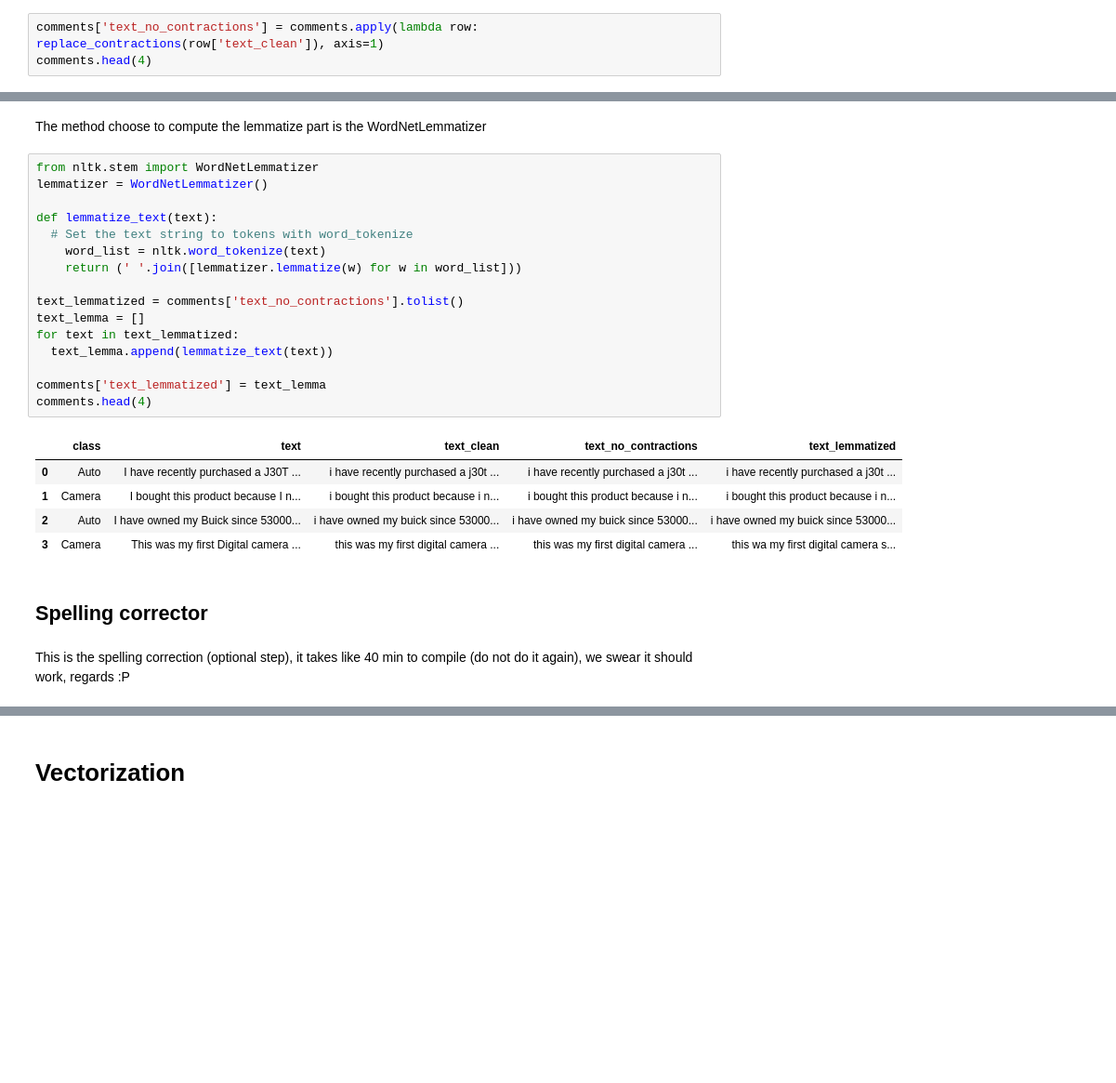
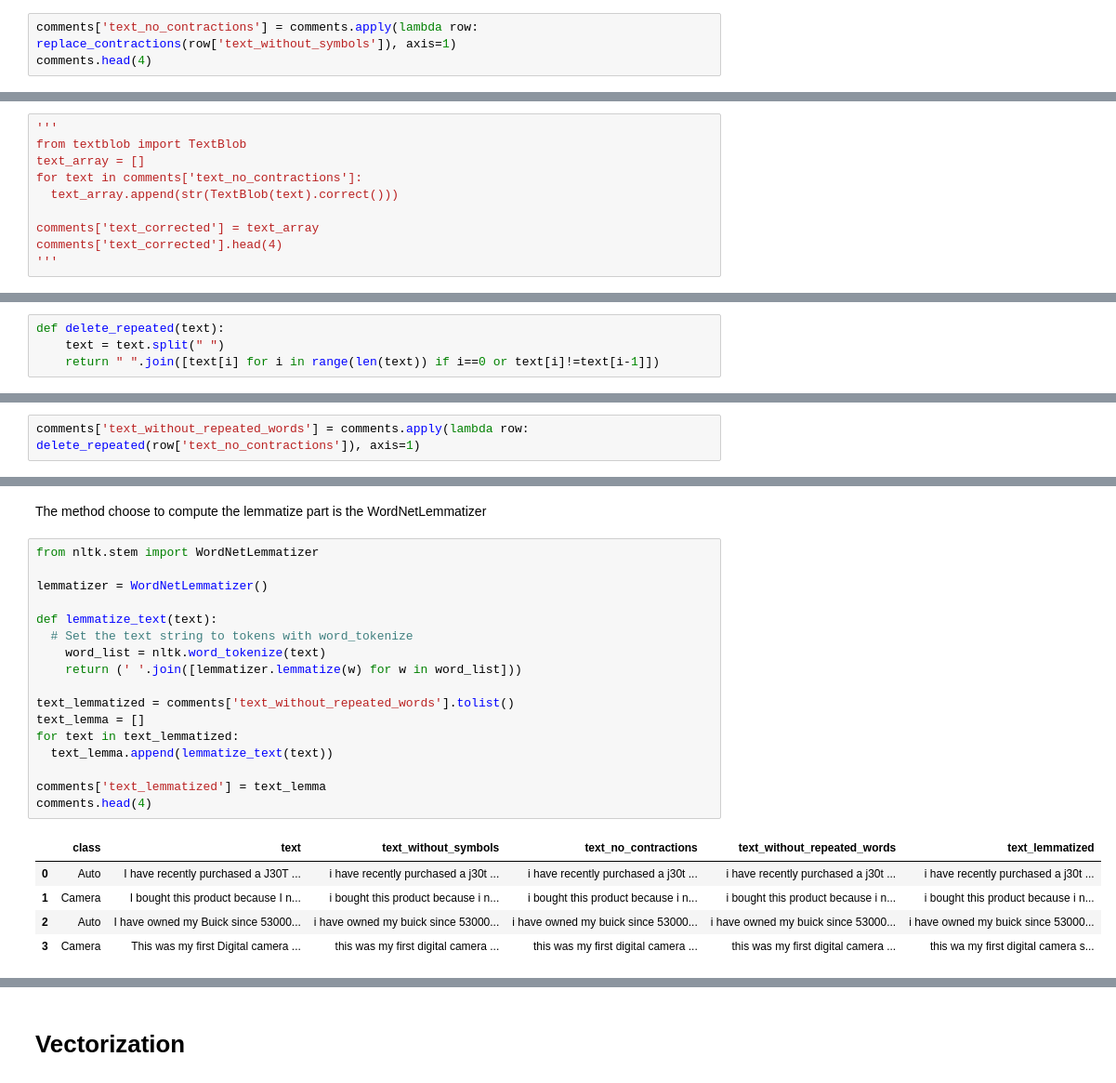
Before and after one commit to MariaBlancoGonzalez/MachineLearningTechniques, a Jupyter notebook: notebooks/NLP_Preprocessing_Vectorization.ipynb, the cells around one changed output, grey strips where cells are left out. Shown at 93% size. Cells and saved outputs as stored; diff of their text form; blank space fills up the shorter version.

```diff
--- a/notebooks/NLP_Preprocessing_Vectorization.ipynb
+++ b/notebooks/NLP_Preprocessing_Vectorization.ipynb
@@ -211,6 +213,6 @@ def replace_contractions(sentence):
       sentence.replace(word, contractions.get(word))
   return ' '.join(sentence)
 # %%
-comments['text_no_contractions'] = comments.apply(lambda row: replace_contractions(row['text_clean']), axis=1)
+comments['text_no_contractions'] = comments.apply(lambda row: replace_contractions(row['text_without_symbols']), axis=1)
 comments.head(4)
 # %% [output]
@@ -221,0 +232,10 @@ comments.head(4)
+# %%
+'''
+from textblob import TextBlob
+text_array = []
+for text in comments['text_no_contractions']:
+  text_array.append(str(TextBlob(text).correct()))
+
+comments['text_corrected'] = text_array
+comments['text_corrected'].head(4)
+'''
@@ -221,0 +258,4 @@ comments.head(4)
+# %%
+def delete_repeated(text):
+    text = text.split(" ")
+    return " ".join([text[i] for i in range(len(text)) if i==0 or text[i]!=text[i-1]])
@@ -221,0 +264,2 @@ comments.head(4)
+# %%
+comments['text_without_repeated_words'] = comments.apply(lambda row: delete_repeated(row['text_no_contractions']), axis=1)
@@ -247,27 +295,24 @@ True
 The method choose to compute the lemmatize part is the WordNetLemmatizer
 # %%
 from nltk.stem import WordNetLemmatizer
+
 lemmatizer = WordNetLemmatizer()
 
 def lemmatize_text(text):
   # Set the text string to tokens with word_tokenize
     word_list = nltk.word_tokenize(text)
     return (' '.join([lemmatizer.lemmatize(w) for w in word_list]))
 
-text_lemmatized = comments['text_no_contractions'].tolist()
+text_lemmatized = comments['text_without_repeated_words'].tolist()
 text_lemma = []
 for text in text_lemmatized:
   text_lemma.append(lemmatize_text(text))
 
 comments['text_lemmatized'] = text_lemma
 comments.head(4)
 # %% [output]
-|  | class | text | text_clean | text_no_contractions | text_lemmatized |
-| 0 | Auto | I have recently purchased a J30T ... | i have recently purchased a j30t ... | i have recently purchased a j30t ... | i have recently purchased a j30t ... |
-| 1 | Camera | I bought this product because I n... | i bought this product because i n... | i bought this product because i n... | i bought this product because i n... |
-| 2 | Auto | I have owned my Buick since 53000... | i have owned my buick since 53000... | i have owned my buick since 53000... | i have owned my buick since 53000... |
-| 3 | Camera | This was my first Digital camera ... | this was my first digital camera ... | this was my first digital camera ... | this wa my first digital camera s... |
+|  | class | text | text_without_symbols | text_no_contractions | text_without_repeated_words | text_lemmatized |
+| 0 | Auto | I have recently purchased a J30T ... | i have recently purchased a j30t ... | i have recently purchased a j30t ... | i have recently purchased a j30t ... | i have recently purchased a j30t ... |
+| 1 | Camera | I bought this product because I n... | i bought this product because i n... | i bought this product because i n... | i bought this product because i n... | i bought this product because i n... |
+| 2 | Auto | I have owned my Buick since 53000... | i have owned my buick since 53000... | i have owned my buick since 53000... | i have owned my buick since 53000... | i have owned my buick since 53000... |
+| 3 | Camera | This was my first Digital camera ... | this was my first digital camera ... | this was my first digital camera ... | this was my first digital camera ... | this wa my first digital camera s... |
-# %% [markdown]
-## Spelling corrector
-# %% [markdown]
-This is the spelling correction (optional step), it takes like 40 min to compile (do not do it again), we swear it should work, regards :P
```
Also changed, not shown: parts of 56 cells of this notebook.
